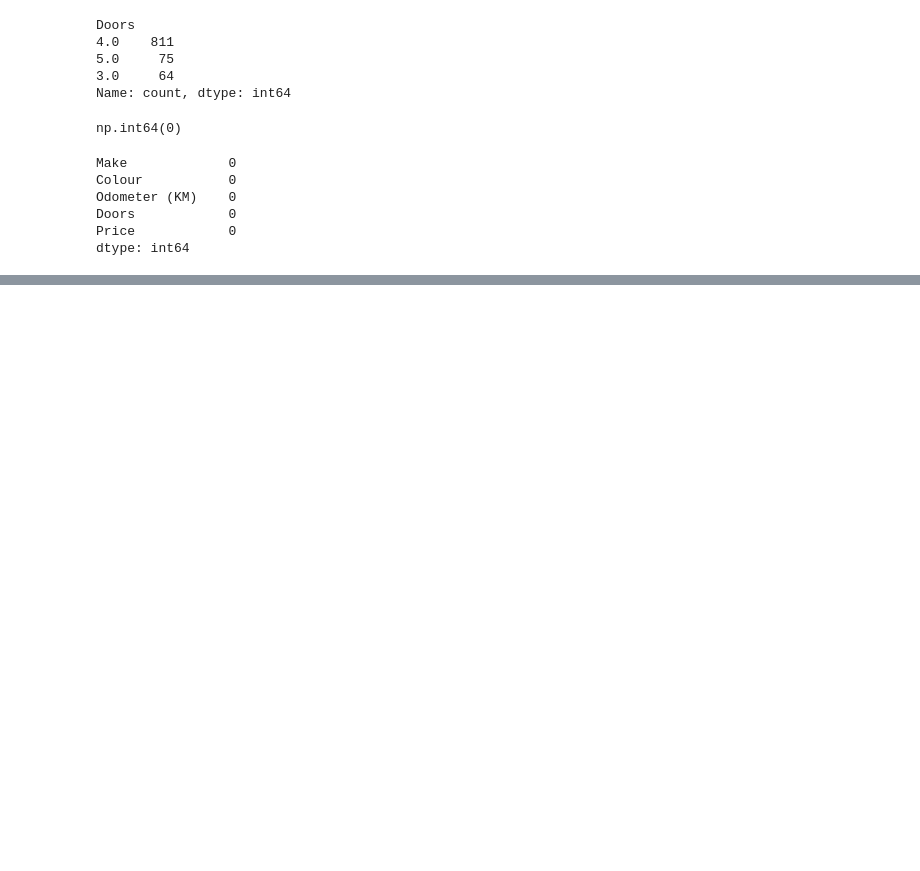
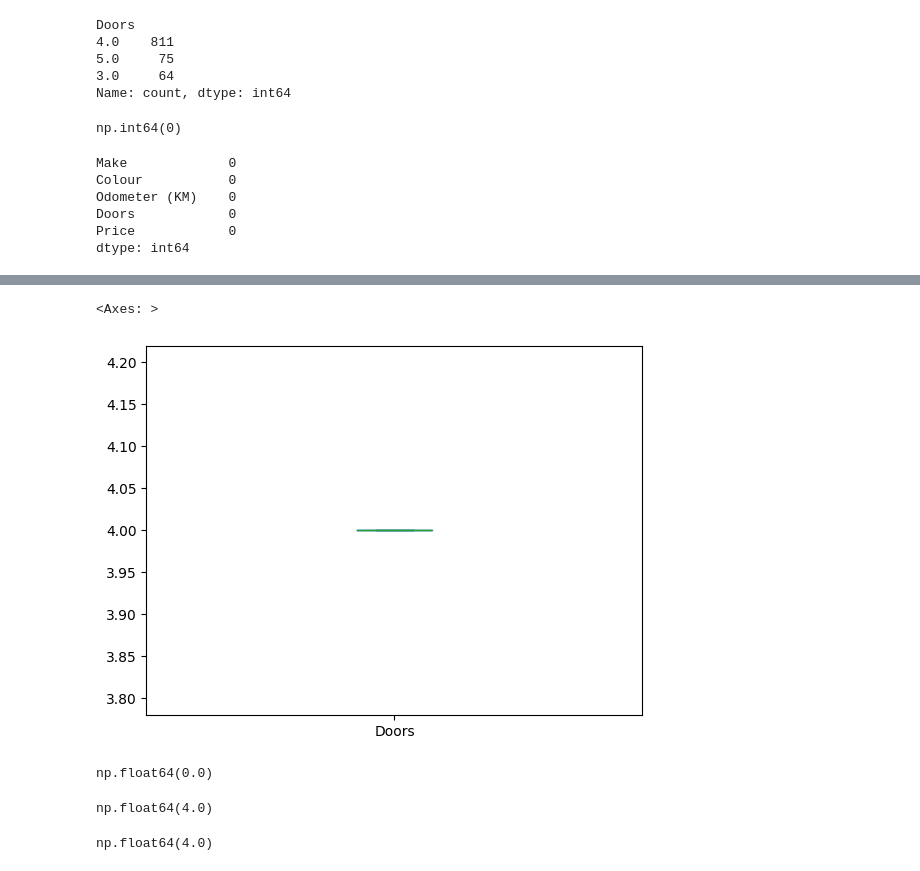
Before and after one commit to SanjeevKumarPrajapati/Data_Analytics_Project_Pipeline, a Jupyter notebook: Untitled.ipynb, the cells around one changed output, grey strips where cells are left out. Cells and saved outputs as stored; diff of their text form; code cells hidden in the pictures; blank space fills up the shorter version.

```diff
--- a/Untitled.ipynb
+++ b/Untitled.ipynb
@@ -270,0 +317,4 @@ dtype: int64
+# %%
+lb=LabelEncoder()
+# %%
+df["Make"]=lb.fit_transform(df["Make"])
@@ -270,0 +330,2 @@ dtype: int64
+# %%
+df["Colour"]=lb.fit_transform(df["Colour"])
@@ -270,0 +501,5 @@ dtype: int64
+# %%
+df["Doors"].plot.box()
+# %% [output]
+<Axes: >
+[figure, added]
@@ -270,0 +512,4 @@ dtype: int64
+# %%
+IQR
+# %% [output]
+np.float64(0.0)
@@ -270,0 +518,4 @@ dtype: int64
+# %%
+min_range
+# %% [output]
+np.float64(4.0)
@@ -270,0 +524,4 @@ dtype: int64
+# %%
+max_range
+# %% [output]
+np.float64(4.0)
```
Also changed, not shown: parts of 56 cells of this notebook, 3 other files.
